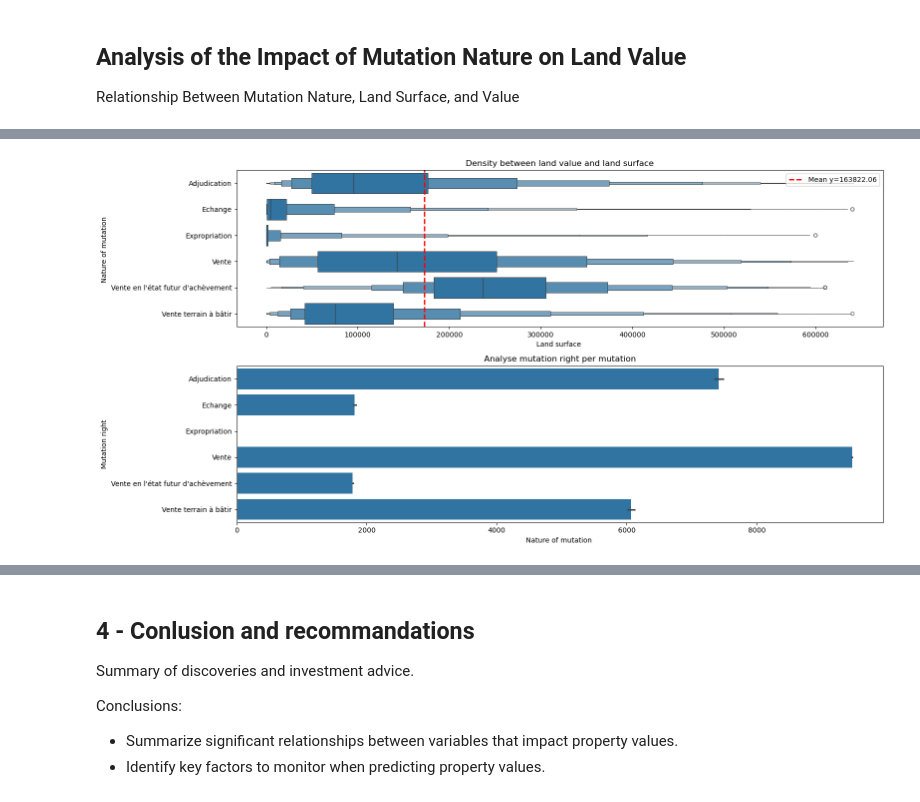
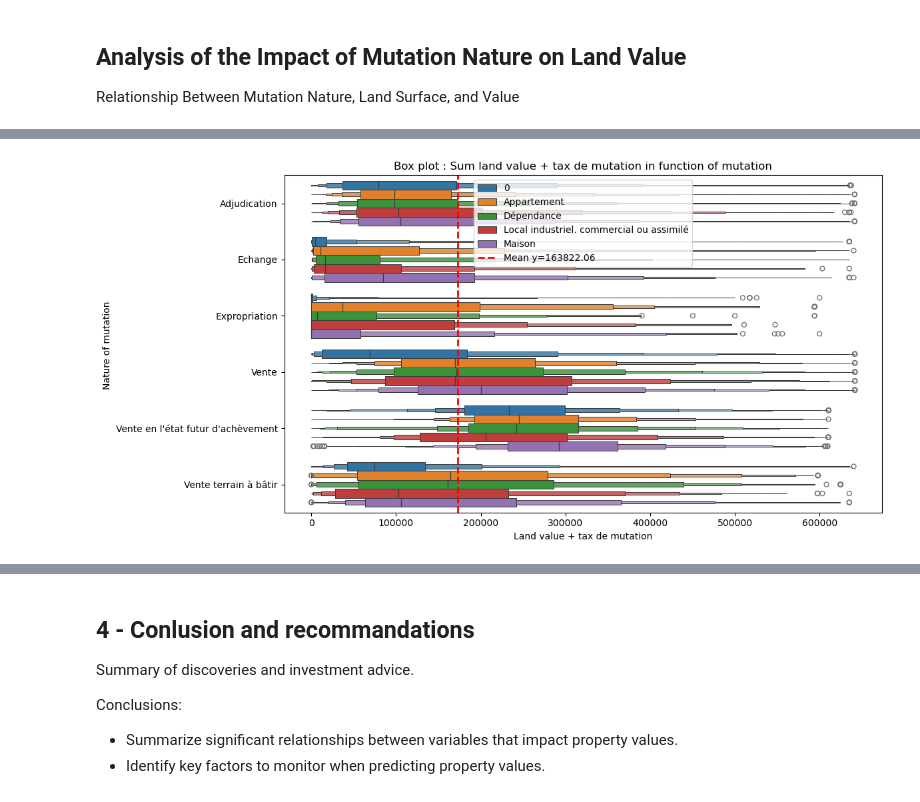
Before and after one commit to Kal3idoscope/Land-data-analysis-French-market, a Jupyter notebook: relationship_variables.ipynb, the cells around one changed output, grey strips where cells are left out. Cells and saved outputs as stored; diff of their text form; code cells hidden in the pictures.

```diff
--- a/relationship_variables.ipynb
+++ b/relationship_variables.ipynb
@@ -910,46 +928,27 @@ plt.show()
 # %%
-### non outliers : General view ###
-
-#Create frame with 1 row and 2 columns
-figure, (axi3, axi4) = plt.subplots(2,1, figsize=(16,8))
-
-mutation = ['Vente', 'Echange', 'Vente terrain à bâtir', 'Adjudication', "VFA"]
-
-
 #---- subplot 0.0 -----#
 
 #Create a bax plot of mutation without empty land in row 2
+plt.figure(figsize=(12,6))
 sns.boxenplot(
     data=non_outliers,
-    x='Valeur fonciere + tax de mutation',
+    x='Valeur fonciere + mutation tax',
     y='Nature mutation',
-    ax=axi3)
+    hue='Type local')
 
 mean_cost_value = stat_columns.loc['Valeur fonciere + tax de mutation', 'mean']
-axi3.axvline(mean_cost_value, color = 'red',
-            linestyle="--", linewidth=2,
+plt.axvline(mean_cost_value,
+             color = 'red',
+            linestyle="--",
+            linewidth=2,
             label=f"Mean y={mean_land_value:.2f}")
 #Add labels
-axi3.set_title("Box plot : Buy cost (land value + tax) in function of mutation")
-axi3.set_xlabel("Land surface (non filtered) ")
-axi3.set_ylabel("Nature of mutation ")
-axi3.legend()
-
-
-#---- subplot 1.0 -----#
-#Create a box plot of mutation without empty land in row 1
-sns.barplot(
-    data=non_outliers,
-    y= 'Nature mutation',
-    x='Droit de mutation',
-    ax=axi4)
-
-#Add labels
-axi4.set_title("Analyse mutation right per mutation")
-axi4.set_xlabel("Nature of mutation ")
-axi4.set_ylabel("Mutation right")
+plt.title("Box plot : Sum land value + mutation tax in function of mutation")
+plt.xlabel("Land value + mutation tax")
+plt.ylabel("Nature of mutation ")
+plt.legend()
 
 plt.tight_layout()
 plt.show()
 # %% [output]
-[figure, old version]
+[figure, new version]
```
Also changed, not shown: parts of 8 cells of this notebook, 1 other file.
